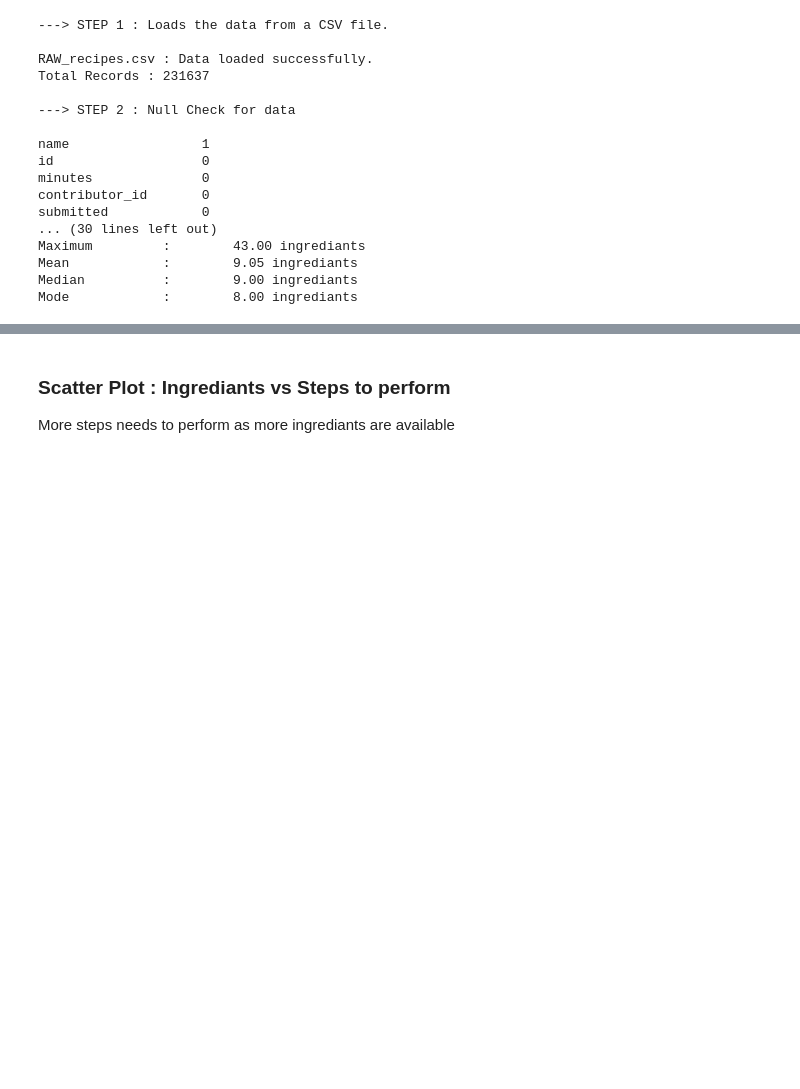
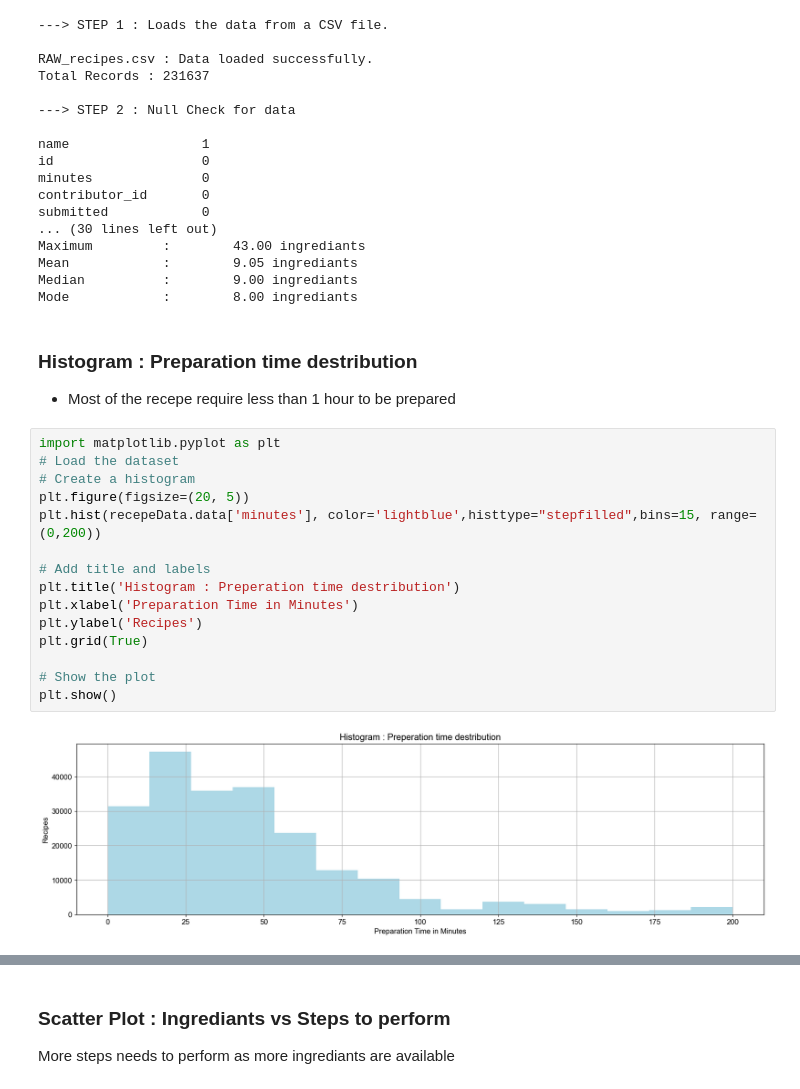
Before and after one commit to khushbunlad/PROG8431, a Jupyter notebook: Workshop2.ipynb, the cells around one changed output, grey strips where cells are left out. Cells and saved outputs as stored; diff of their text form; blank space fills up the shorter version.

```diff
--- a/Workshop2.ipynb
+++ b/Workshop2.ipynb
@@ -141,3 +141,24 @@ Maximum         :        43.00 ingrediants
 Mean            :        9.05 ingrediants
 Median          :        9.00 ingrediants
 Mode            :        8.00 ingrediants
+# %% [markdown]
+### Histogram : Preparation time destribution
+
+- Most of the recepe require less than 1 hour to be prepared
+# %%
+import matplotlib.pyplot as plt
+# Load the dataset
+# Create a histogram
+plt.figure(figsize=(20, 5))
+plt.hist(recepeData.data['minutes'], color='lightblue',histtype="stepfilled",bins=15, range=(0,200))
+
+# Add title and labels
+plt.title('Histogram : Preperation time destribution')
+plt.xlabel('Preparation Time in Minutes')
+plt.ylabel('Recipes')
+plt.grid(True)
+
+# Show the plot
+plt.show()
+# %% [output]
+[figure, added]
```
Also changed, not shown: parts of 16 cells of this notebook.
